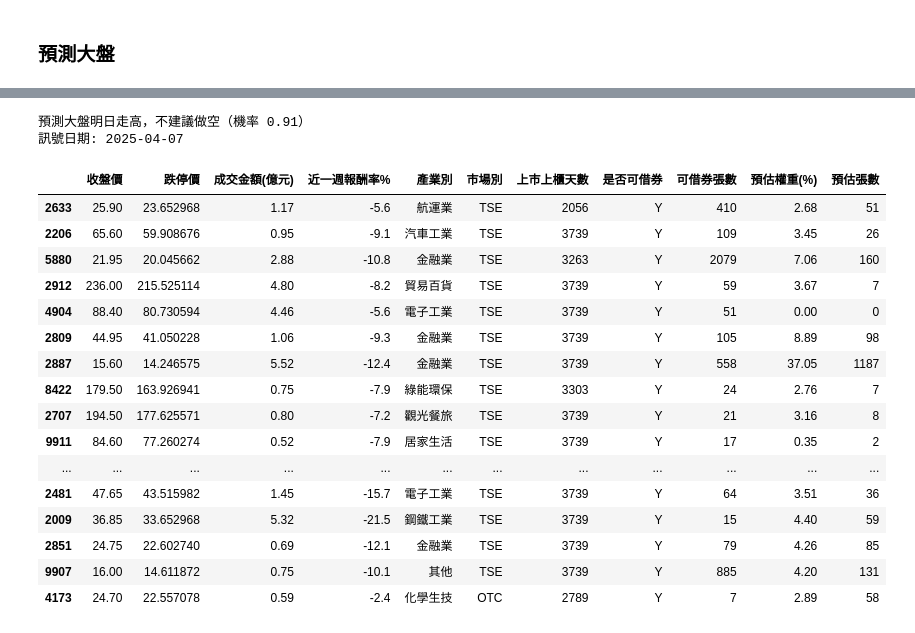
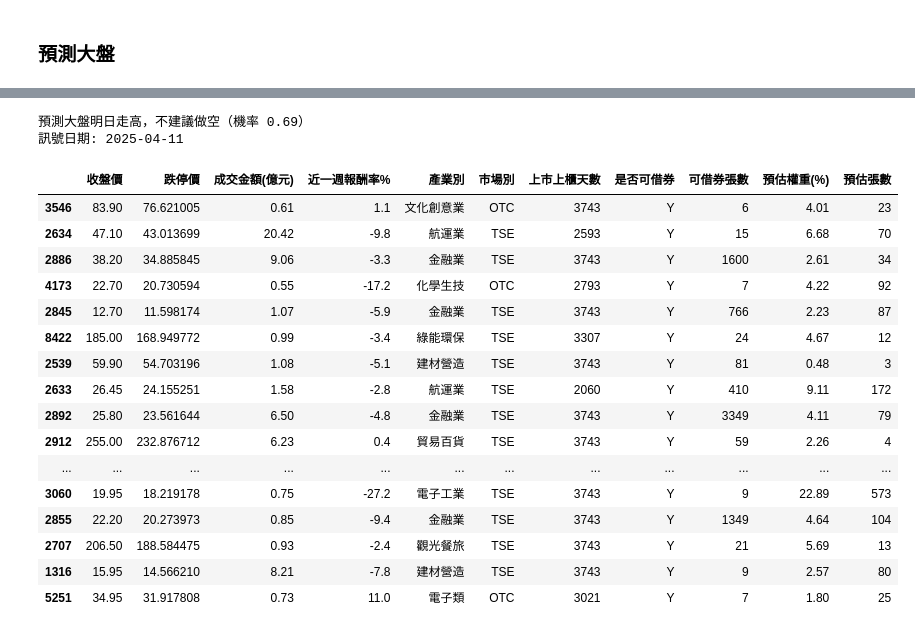
Before and after one commit to roger2389/CB-Hedge, a Jupyter notebook: factor_lib/cb_long_short _all.ipynb, the cells around one changed output, grey strips where cells are left out. Saved outputs shown, nothing was run; the diff lists cells and outputs as text; code cells hidden in the pictures.

```diff
--- a/factor_lib/cb_long_short _all.ipynb
+++ b/factor_lib/cb_long_short _all.ipynb
@@ -510,7 +515,7 @@ Start to update本地 mkt_bd_e from 2025-04-02 00:00:00 to 2025-04-07 00:00:00
 import pandas as pd
 
 # === 基本設定 ===
-date = pd.to_datetime("2025-03-31")
+date = pd.to_datetime("2025-4-10")
 low_n = 20
 刪除標的 = []
 指定交易标的 = []
@@ -686,7 +695,7 @@ None
 # %% [markdown]
 ### 預測大盤
 # %%
-twse = tejapi.get('TWN/APIPRCD', coid='IR0001',opts={'columns': ['mdate','close_d','open_d','high_d','low_d','vol','turnover']}, mdate={'gte': '2010-01-01', 'lte':datetime.today().strftime('%Y-%m-%d')}, paginate=True)
+twse = tejapi.get('TWN/APIPRCD', coid='IX0001',opts={'columns': ['mdate','close_d','open_d','high_d','low_d','vol','turnover']}, mdate={'gte': '2010-01-01', 'lte':'2025-04-11'}, paginate=True)
 top50 = tejapi.get('TWN/APIPRCD', coid='0050',opts={'columns': ['mdate','close_d','open_d']}, mdate={'gte': '2010-01-01', 'lte':datetime.today().strftime('%Y-%m-%d')}, paginate=True)
 # %%
 Zscore = lambda series: (series - series.rolling(60).mean()) / series.rolling(60).std()
@@ -791,6 +800,9 @@ twse['corr_20'] = twse['daily_ret'].rolling(20).corr(top50['daily_ret'])
 twse['corr_60'] = twse['daily_ret'].rolling(60).corr(top50['daily_ret'])
 twse['ema_spread_20'] = twse['Adj_Close'].ewm(span=20).mean() - top50['close_d'].ewm(span=20).mean()
 twse['vol_spread_20'] = twse['daily_ret'].rolling(20).std() - top50['daily_ret'].rolling(20).std()
+twse['kbar_strength'] = (twse['Adj_Close'] - twse['Adj_Open']) / (twse['Adj_High'] - twse['Adj_Low'] + 1e-6)
+twse['gap_percent'] = twse['Adj_Open'] / twse['Adj_Close'].shift(1) - 1
+twse['body_to_range'] = abs(twse['Adj_Close'] - twse['Adj_Open']) / (twse['Adj_High'] - twse['Adj_Low'] + 1e-6)
 # %%
 import talib
 def calculate_technical_indicators(df):
@@ -870,9 +882,3 @@ def calculate_technical_indicators(df):
     return df
 
 twse = calculate_technical_indicators(twse)
-# %%
-twse['target'] = (twse['intraday_ret'].shift(-1) > 0).astype(int)
-features = [col for col in twse.columns if col not in ['target']]
-X = twse[features].replace([np.inf, -np.inf], np.nan).fillna(0)
-y = twse.loc[X.index, 'target']
-X = X.clip(lower=-1e6, upper=1e6)  # 避免極端值影響模型
@@ -1305,6 +1311,5 @@ get_daily_trade_info('2025-4-01', factor, Handler, exp_ret, lend, 可借券名
 # %%
-# === 基本設定 ===
-date = pd.to_datetime("2025-04-07")
+date = pd.to_datetime("2025-04-11")
 low_n = 20
 刪除標的 = []
 指定交易标的 = []
@@ -1342,50 +1347,52 @@ ind_ = ind[ind['mdate'] == date].set_index('coid')['產業別'].str.replace(r'^[
     index=singal_list2,
     name='是否可借券'
 ).map({True: 'Y', False: 'F'})
 lend_qty = (lend.set_index('coid')['Qty'] // 1000).loc[singal_list2]  # 換算成張數（整數除法）
 
 # === 訊號觸發條件 ===
-market_signal_today = market_proba.get(date, 0) > 0.5
+market_signal_today = market_condition.get(date, 0) == 1
 
-# === 顯示結果 ===
+# === 結果 ===
 if market_signal_today:
     print(f"預測大盤明日走高，不建議做空（機率 {market_proba.get(date, 0.5):.2f}）")
+else:
+    print(f"預測大盤明日走低，建議做空（機率 {market_proba.get(date, 0.5):.2f}）")
 預估權重 = short_weights.loc[date, singal_list2].fillna(0)
 
 預估張數 = ((預估權重 * 50000000) / (收盤價2 * 1000)).fillna(0).astype(int)
 訊號表 = pd.concat([
     收盤價2.rename('收盤價'),
     (收盤價2 / 1.095).rename('跌停價'),
     成交量2.rename('成交金額(億元)'),
     近一週報酬率.rename('近一週報酬率%'),
     產業別2.rename('產業別'),
     市場別2.rename('市場別'),
     上市天數,
     是否可借券.rename('是否可借券'),
     lend_qty.rename('可借券張數'),
     預估權重.rename('預估權重(%)').mul(100).round(2),
     預估張數.rename('預估張數')
 ], axis=1)
 
 print(f'訊號日期: {date.date()}')
 display(訊號表)
 # %% [output]
-預測大盤明日走高，不建議做空（機率 0.91）
-訊號日期: 2025-04-07
+預測大盤明日走高，不建議做空（機率 0.69）
+訊號日期: 2025-04-11
 |  | 收盤價 | 跌停價 | 成交金額(億元) | 近一週報酬率% | 產業別 | 市場別 | 上市上櫃天數 | 是否可借券 | 可借券張數 | 預估權重(%) | 預估張數 |
-| 2633 | 25.90 | 23.652968 | 1.17 | -5.6 | 航運業 | TSE | 2056 | Y | 410 | 2.68 | 51 |
-| 2206 | 65.60 | 59.908676 | 0.95 | -9.1 | 汽車工業 | TSE | 3739 | Y | 109 | 3.45 | 26 |
-| 5880 | 21.95 | 20.045662 | 2.88 | -10.8 | 金融業 | TSE | 3263 | Y | 2079 | 7.06 | 160 |
-| 2912 | 236.00 | 215.525114 | 4.80 | -8.2 | 貿易百貨 | TSE | 3739 | Y | 59 | 3.67 | 7 |
-| 4904 | 88.40 | 80.730594 | 4.46 | -5.6 | 電子工業 | TSE | 3739 | Y | 51 | 0.00 | 0 |
-| 2809 | 44.95 | 41.050228 | 1.06 | -9.3 | 金融業 | TSE | 3739 | Y | 105 | 8.89 | 98 |
-| 2887 | 15.60 | 14.246575 | 5.52 | -12.4 | 金融業 | TSE | 3739 | Y | 558 | 37.05 | 1187 |
-| 8422 | 179.50 | 163.926941 | 0.75 | -7.9 | 綠能環保 | TSE | 3303 | Y | 24 | 2.76 | 7 |
-| 2707 | 194.50 | 177.625571 | 0.80 | -7.2 | 觀光餐旅 | TSE | 3739 | Y | 21 | 3.16 | 8 |
-| 9911 | 84.60 | 77.260274 | 0.52 | -7.9 | 居家生活 | TSE | 3739 | Y | 17 | 0.35 | 2 |
+| 3546 | 83.90 | 76.621005 | 0.61 | 1.1 | 文化創意業 | OTC | 3743 | Y | 6 | 4.01 | 23 |
+| 2634 | 47.10 | 43.013699 | 20.42 | -9.8 | 航運業 | TSE | 2593 | Y | 15 | 6.68 | 70 |
+| 2886 | 38.20 | 34.885845 | 9.06 | -3.3 | 金融業 | TSE | 3743 | Y | 1600 | 2.61 | 34 |
+| 4173 | 22.70 | 20.730594 | 0.55 | -17.2 | 化學生技 | OTC | 2793 | Y | 7 | 4.22 | 92 |
+| 2845 | 12.70 | 11.598174 | 1.07 | -5.9 | 金融業 | TSE | 3743 | Y | 766 | 2.23 | 87 |
+| 8422 | 185.00 | 168.949772 | 0.99 | -3.4 | 綠能環保 | TSE | 3307 | Y | 24 | 4.67 | 12 |
+| 2539 | 59.90 | 54.703196 | 1.08 | -5.1 | 建材營造 | TSE | 3743 | Y | 81 | 0.48 | 3 |
+| 2633 | 26.45 | 24.155251 | 1.58 | -2.8 | 航運業 | TSE | 2060 | Y | 410 | 9.11 | 172 |
+| 2892 | 25.80 | 23.561644 | 6.50 | -4.8 | 金融業 | TSE | 3743 | Y | 3349 | 4.11 | 79 |
+| 2912 | 255.00 | 232.876712 | 6.23 | 0.4 | 貿易百貨 | TSE | 3743 | Y | 59 | 2.26 | 4 |
 | ... | ... | ... | ... | ... | ... | ... | ... | ... | ... | ... | ... |
-| 2481 | 47.65 | 43.515982 | 1.45 | -15.7 | 電子工業 | TSE | 3739 | Y | 64 | 3.51 | 36 |
-| 2009 | 36.85 | 33.652968 | 5.32 | -21.5 | 鋼鐵工業 | TSE | 3739 | Y | 15 | 4.40 | 59 |
-| 2851 | 24.75 | 22.602740 | 0.69 | -12.1 | 金融業 | TSE | 3739 | Y | 79 | 4.26 | 85 |
-| 9907 | 16.00 | 14.611872 | 0.75 | -10.1 | 其他 | TSE | 3739 | Y | 885 | 4.20 | 131 |
-| 4173 | 24.70 | 22.557078 | 0.59 | -2.4 | 化學生技 | OTC | 2789 | Y | 7 | 2.89 | 58 |
+| 3060 | 19.95 | 18.219178 | 0.75 | -27.2 | 電子工業 | TSE | 3743 | Y | 9 | 22.89 | 573 |
+| 2855 | 22.20 | 20.273973 | 0.85 | -9.4 | 金融業 | TSE | 3743 | Y | 1349 | 4.64 | 104 |
+| 2707 | 206.50 | 188.584475 | 0.93 | -2.4 | 觀光餐旅 | TSE | 3743 | Y | 21 | 5.69 | 13 |
+| 1316 | 15.95 | 14.566210 | 8.21 | -7.8 | 建材營造 | TSE | 3743 | Y | 9 | 2.57 | 80 |
+| 5251 | 34.95 | 31.917808 | 0.73 | 11.0 | 電子類 | OTC | 3021 | Y | 7 | 1.80 | 25 |
```
Also changed, not shown: parts of 27 cells of this notebook.
